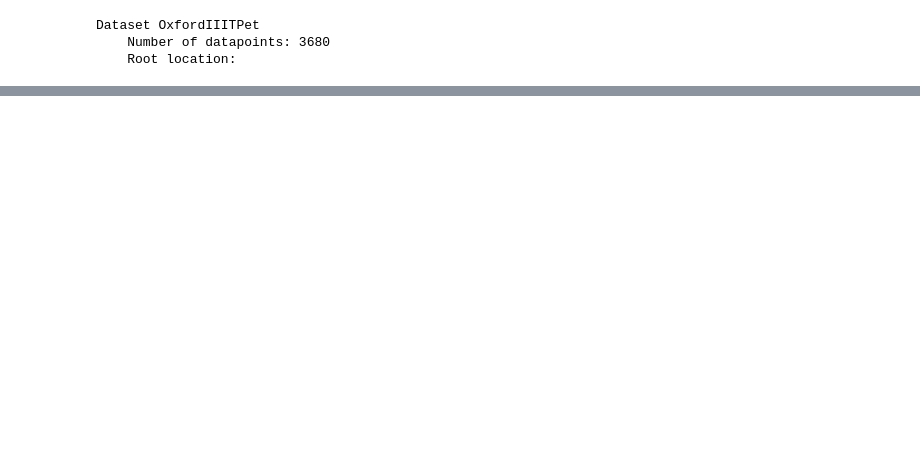
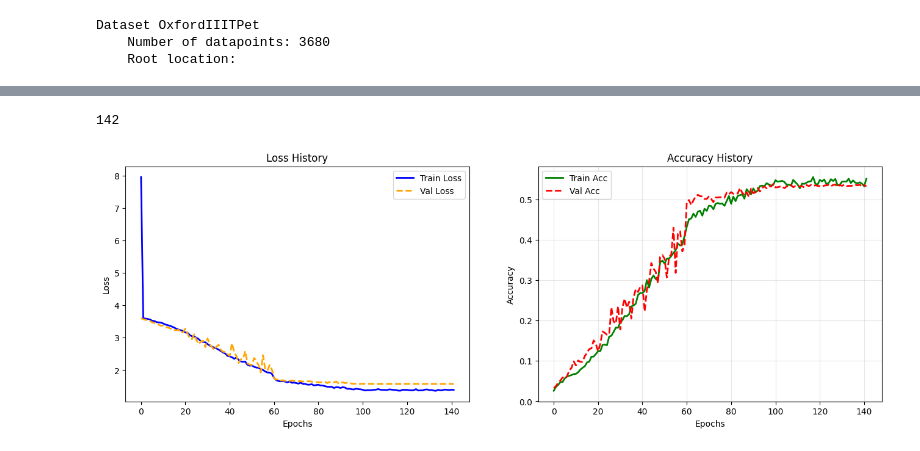
Before and after one commit to royny9/cat-dogs-cls, a Jupyter notebook: mai.ipynb, the cells around one changed output, grey strips where cells are left out. Saved outputs shown, nothing was run; the diff lists cells and outputs as text; code cells hidden in the pictures; blank space fills up the shorter version.

```diff
--- a/mai.ipynb
+++ b/mai.ipynb
@@ -127 +255,21 @@ loss_main = torch.nn.CrossEntropyLoss()
+# %%
+'''Early stopping'''
+
+class EarlyStopper:
+    def __init__(self, patience=5, min_delta=1e-4):
+        self.patience = patience
+        self.min_delta = min_delta
+        self.counter = 0
+        self.min_validation_loss = float('inf')
+
+
+    def early_stop(self, validation_loss):
+        if validation_loss < self.min_validation_loss:
+            self.min_validation_loss = validation_loss
+            self.counter = 0
+        elif validation_loss > (self.min_validation_loss + self.min_delta):
+            self.counter +=1
+            if self.counter >= self.patience:
+                return True
+        return False
 # %%
@@ -181,0 +413,34 @@ epoch = [10 / 10] | train_loss = 1.2795 | val_loss = 3.1499
+# %%
+import matplotlib.pyplot as plt
+
+
+# train_losses = tl+ train_losses
+# val_losses = vl + val_losses
+# acc_train = at + acc_train
+# acc_val = av + acc_val
+
+
+plt.figure(figsize=(16, 5))
+print(len(train_losses))
+# 1. График Loss (Потери)
+plt.subplot(1, 2, 1)
+plt.plot(train_losses, label='Train Loss', color='blue', lw=2)
+plt.plot(val_losses, label='Val Loss', color='orange', lw=2, linestyle='--')
+plt.title('Loss History')
+plt.xlabel('Epochs')
+plt.ylabel('Loss')
+plt.legend()
+# plt.grid(True, alpha=0.3)
+
+plt.subplot(1, 2, 2)
+plt.plot(acc_train, label='Train Acc', color='green', lw=2)
+plt.plot(acc_val, label='Val Acc', color='red', lw=2, linestyle='--')
+plt.title('Accuracy History')
+plt.xlabel('Epochs')
+plt.ylabel('Accuracy')
+plt.legend()
+plt.grid(True, alpha=0.3)
+plt.show()
+# %% [output]
+142
+[figure, added]
```
Also changed, not shown: parts of 7 cells of this notebook, 2 other files.
